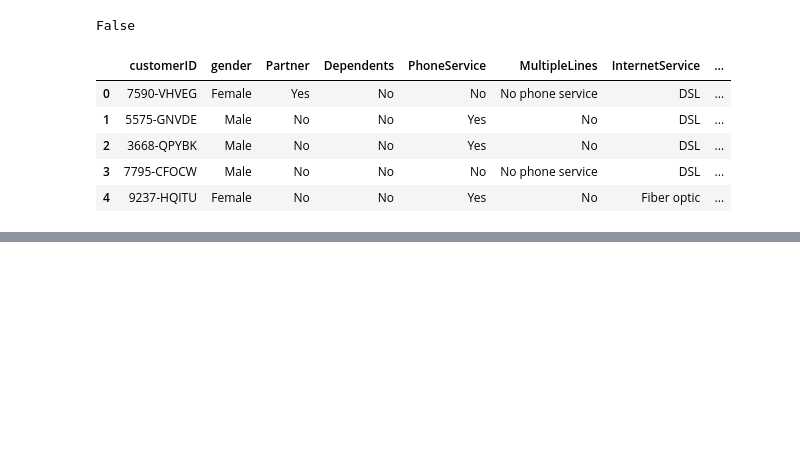
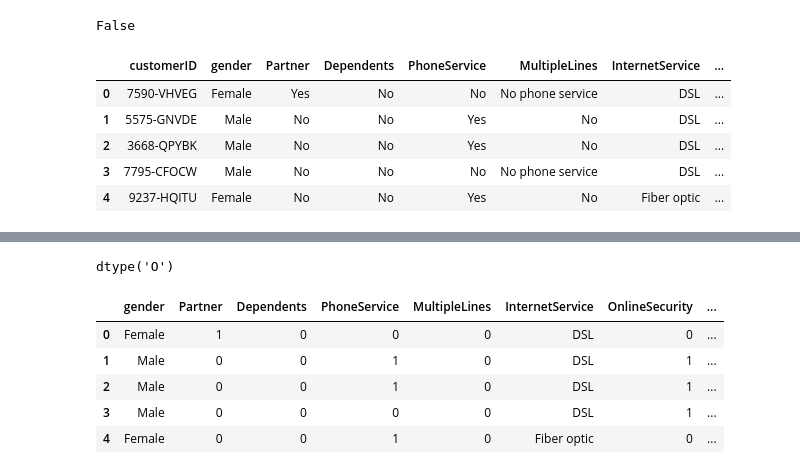
Before and after one commit to furkaneneseren/Telco-Churn-Prediction, a Jupyter notebook: churn-prediction.ipynb, the cells around one changed output, grey strips where cells are left out. Drawn from its saved outputs; the diff is of its cells as text; code cells hidden in the pictures; blank space fills up the shorter version.

```diff
--- a/churn-prediction.ipynb
+++ b/churn-prediction.ipynb
@@ -57,0 +153,4 @@ test
+# %%
+df.gender.dtype
+# %% [output]
+dtype('O')
@@ -57,0 +161,9 @@ test
+# %%
+df.head()
+# %% [output]
+|  | gender | Partner | Dependents | PhoneService | MultipleLines | InternetService | OnlineSecurity | ... |
+| 0 | Female | 1 | 0 | 0 | 0 | DSL | 0 | ... |
+| 1 | Male | 0 | 0 | 1 | 0 | DSL | 1 | ... |
+| 2 | Male | 0 | 0 | 1 | 0 | DSL | 1 | ... |
+| 3 | Male | 0 | 0 | 0 | 0 | DSL | 1 | ... |
+| 4 | Female | 0 | 0 | 1 | 0 | Fiber optic | 0 | ... |
```
Also changed, not shown: parts of 19 cells of this notebook.
